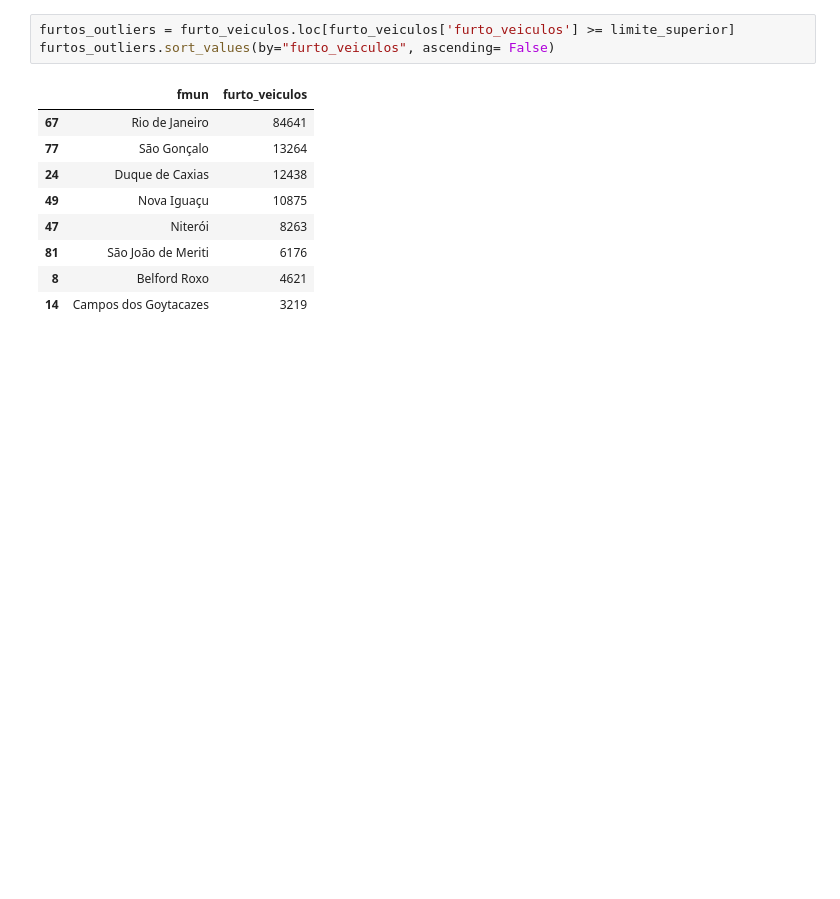
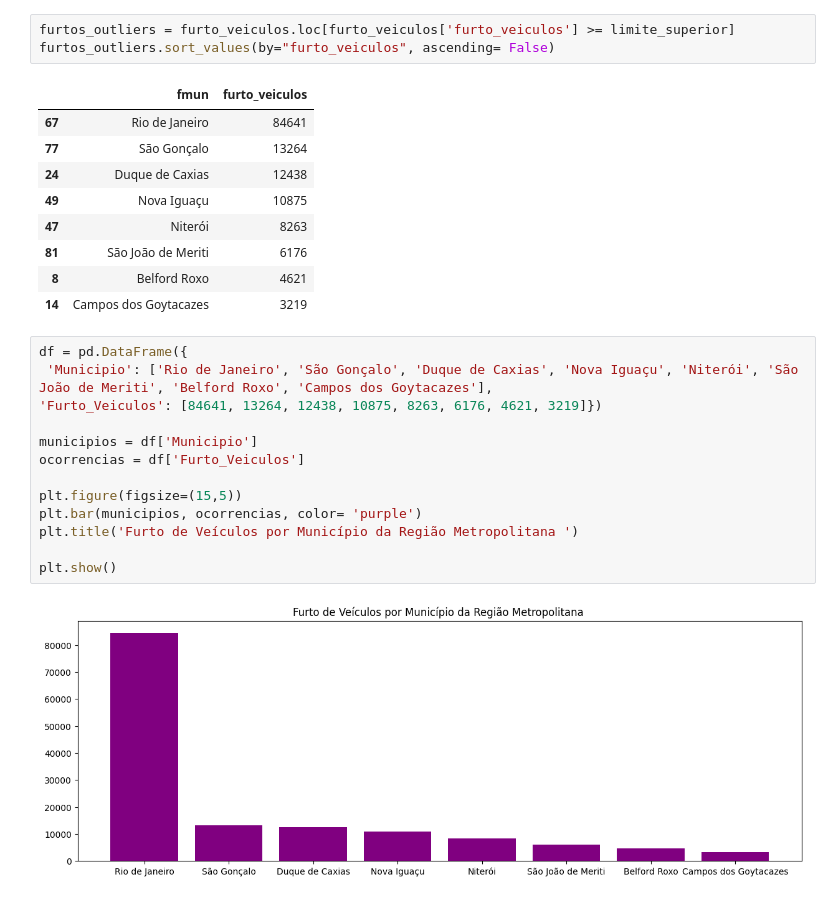
Before and after one commit to Fani-Oliveira/Repo_Senac, a Jupyter notebook: AulaMTC.ipynb, the cells around one changed output. Drawn from its saved outputs; the diff is of its cells as text; blank space fills up the shorter version.

```diff
--- a/AulaMTC.ipynb
+++ b/AulaMTC.ipynb
@@ -215,3 +228,18 @@ furtos_outliers.sort_values(by="furto_veiculos", ascending= False)
 | 81 | São João de Meriti | 6176 |
 | 8 | Belford Roxo | 4621 |
 | 14 | Campos dos Goytacazes | 3219 |
+# %%
+df = pd.DataFrame({
+ 'Municipio': ['Rio de Janeiro', 'São Gonçalo', 'Duque de Caxias', 'Nova Iguaçu', 'Niterói', 'São João de Meriti', 'Belford Roxo', 'Campos dos Goytacazes'],
+'Furto_Veiculos': [84641, 13264, 12438, 10875, 8263, 6176, 4621, 3219]})
+
+municipios = df['Municipio']
+ocorrencias = df['Furto_Veiculos']
+
+plt.figure(figsize=(15,5))
+plt.bar(municipios, ocorrencias, color= 'purple')
+plt.title('Furto de Veículos por Município da Região Metropolitana ')
+
+plt.show()
+# %% [output]
+[figure, added]
```
Also changed, not shown: parts of 4 cells of this notebook.
